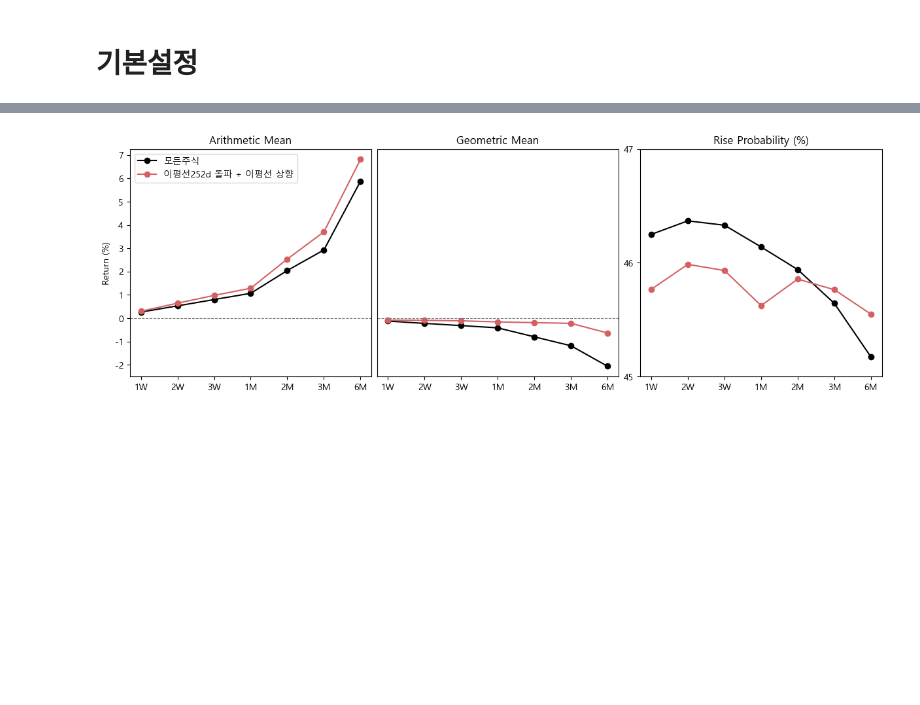
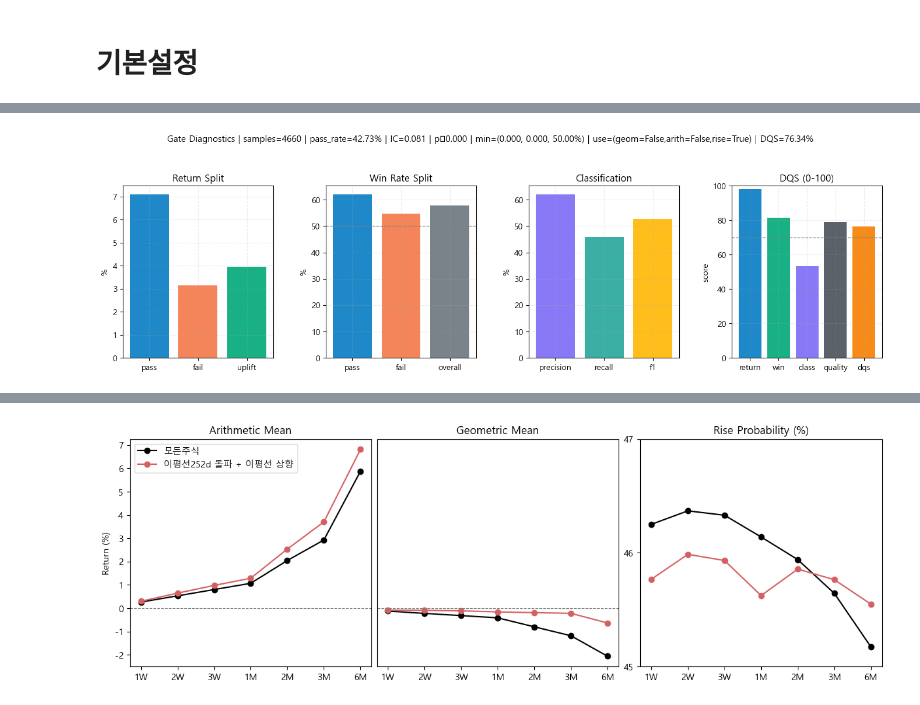
Before and after one commit to gem763/metricstudio, a Jupyter notebook: 테스트.ipynb, the cells around one changed output, grey strips where cells are left out. Drawn from its saved outputs; the diff is of its cells as text; code cells hidden in the pictures; blank space fills up the shorter version.

```diff
--- a/테스트.ipynb
+++ b/테스트.ipynb
@@ -27,0 +46,14 @@ stats.plot_history(horizon='1M', patterns=['모든주식', '볼린저돌파 + 52
+# %%
+diag = bt.diagnose_gate(
+    pattern="볼린저돌파 + 52주 고가",
+    target_horizon=60,
+    aggregate_lookback=60,
+    trade_price_mode="당일종가",
+    # gate_use_arith=True,
+    # gate_use_geom=True,
+    gate_use_rise=True,
+)
+
+diag.plot();
+# %% [output]
+[figure, added]
```
Also changed, not shown: parts of 5 cells of this notebook, 18 other files.
